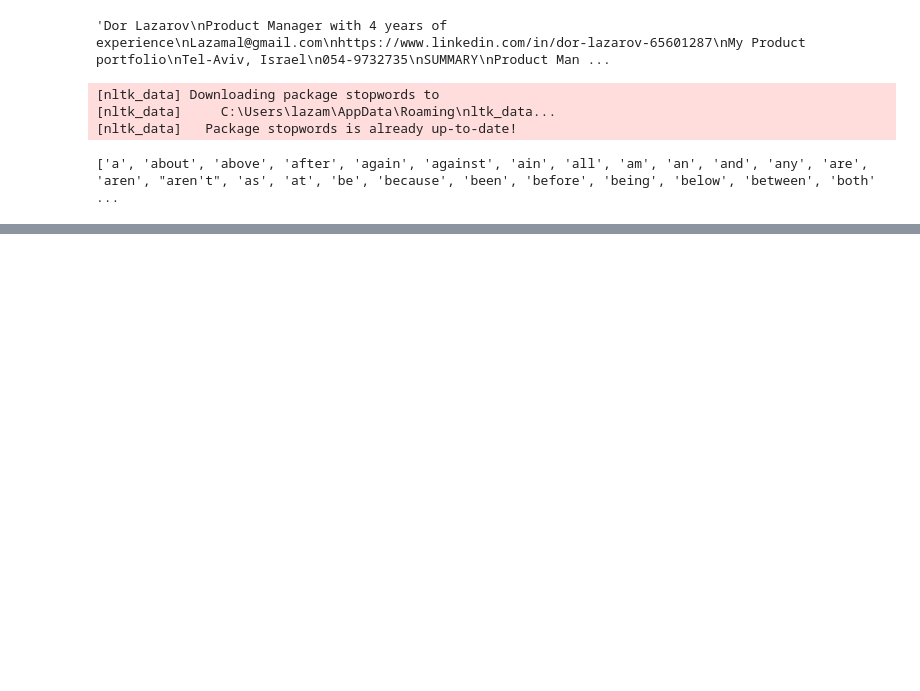
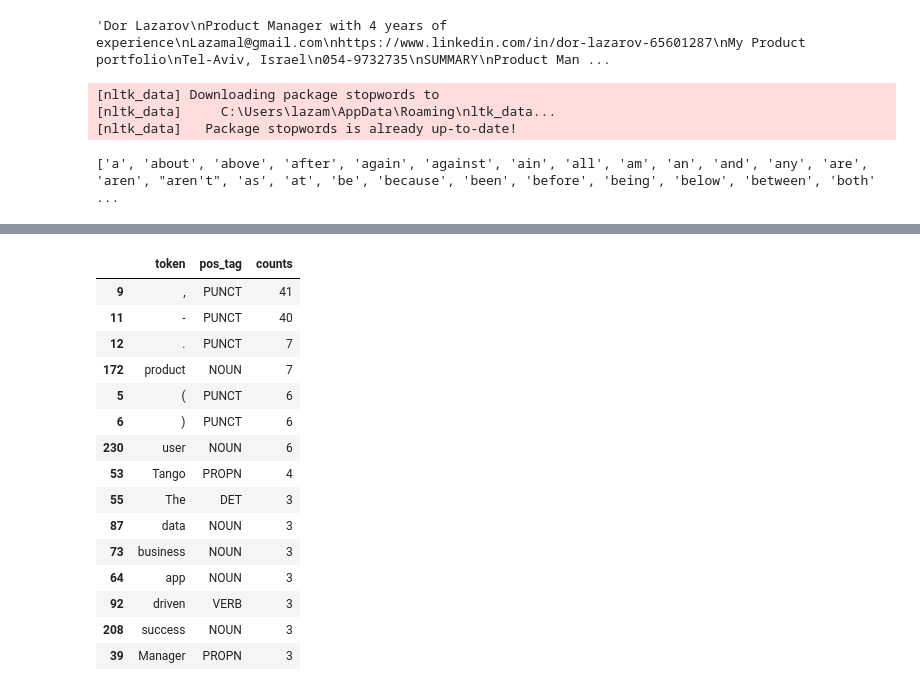
Before and after one commit to lazamal/focused-resume, a Jupyter notebook: experiments.ipynb, the cells around one changed output, grey strips where cells are left out. Cells and saved outputs as stored; diff of their text form; code cells hidden in the pictures; blank space fills up the shorter version.

```diff
--- a/experiments.ipynb
+++ b/experiments.ipynb
@@ -54,0 +203,12 @@ cv_text_no_stopwords
+# %%
+import spacy
+nlp = spacy.load('en_core_web_sm')
+# %%
+job_tokens_string = " ".join(job_tokens_clean)
+cv_tokens_string = " ".join(cv_tokens_clean)
+
+job_spacy_doc = nlp(job_tokens_string)
+cv_spacy_doc = nlp(cv_tokens_string)
+
+job_pos_df = pd.DataFrame(columns = ['token', 'pos_tag'])
+cv_pos_df= pd.DataFrame(columns = ['token', 'pos_tag'])
@@ -54,0 +227,8 @@ cv_text_no_stopwords
+# %%
+for token in job_spacy_doc:
+    job_pos_df = pd.concat([job_pos_df,
+                           pd.DataFrame.from_records([{'token': token.text, 'pos_tag':token.pos_}])], ignore_index = True)
+# %%
+for token in cv_spacy_doc:
+    cv_pos_df = pd.concat([cv_pos_df,
+                           pd.DataFrame.from_records([{'token': token.text, 'pos_tag':token.pos_}])], ignore_index = True)
@@ -54,0 +254,21 @@ cv_text_no_stopwords
+# %%
+job_pos_df_count = job_pos_df.groupby(['token', 'pos_tag']).size().reset_index(name="counts").sort_values(by="counts", ascending= False)
+cv_pos_df_count = cv_pos_df.groupby(['token', 'pos_tag']).size().reset_index(name="counts").sort_values(by="counts", ascending= False)
+job_pos_df_count.head(15)
+# %% [output]
+|  | token | pos_tag | counts |
+| 9 | , | PUNCT | 41 |
+| 11 | - | PUNCT | 40 |
+| 12 | . | PUNCT | 7 |
+| 172 | product | NOUN | 7 |
+| 5 | ( | PUNCT | 6 |
+| 6 | ) | PUNCT | 6 |
+| 230 | user | NOUN | 6 |
+| 53 | Tango | PROPN | 4 |
+| 55 | The | DET | 3 |
+| 87 | data | NOUN | 3 |
+| 73 | business | NOUN | 3 |
+| 64 | app | NOUN | 3 |
+| 92 | driven | VERB | 3 |
+| 208 | success | NOUN | 3 |
+| 39 | Manager | PROPN | 3 |
```
Also changed, not shown: parts of 30 cells of this notebook, 2 other files.
